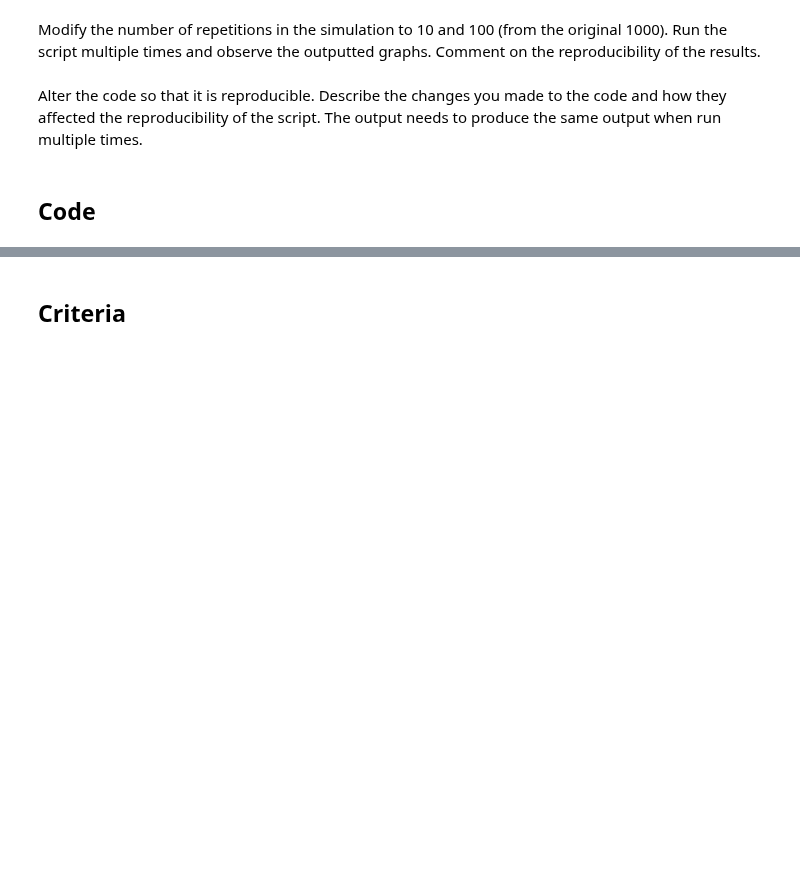
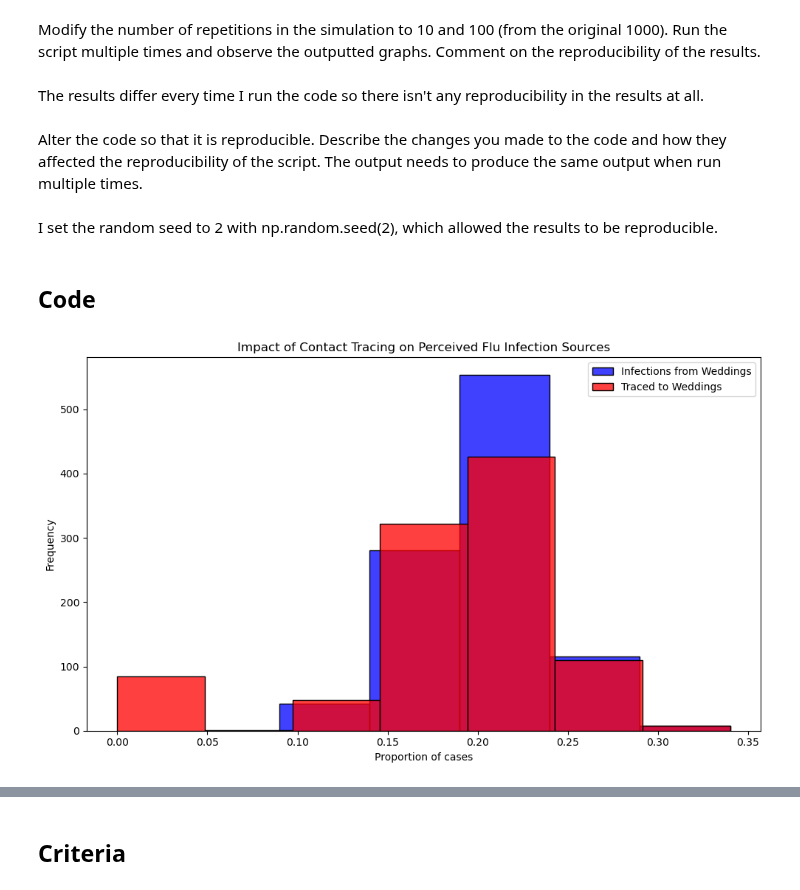
Before and after one commit to UofT-DSI/sampling, a Jupyter notebook: 02_activities/assignments/a1_sampling_and_reproducibility.ipynb, the cells around one changed output, grey strips where cells are left out. Cells and saved outputs as stored; diff of their text form; code cells hidden in the pictures; blank space fills up the shorter version.

Commit message:
submitting completed a1_sampling_and_reproducibility.ipynb

```diff
--- a/02_activities/assignments/a1_sampling_and_reproducibility.ipynb
+++ b/02_activities/assignments/a1_sampling_and_reproducibility.ipynb
@@ -7,7 +10,11 @@ Examine the code below. Identify all stages at which sampling is occurring in th
 # %% [markdown]
 Modify the number of repetitions in the simulation to 10 and 100 (from the original 1000). Run the script multiple times and observe the outputted graphs. Comment on the reproducibility of the results.
+# %% [markdown]
+The results differ every time I run the code so there isn't any reproducibility in the results at all.
 # %% [markdown]
 Alter the code so that it is reproducible. Describe the changes you made to the code and how they affected the reproducibility of the script. The output needs to produce the same output when run multiple times.
+# %% [markdown]
+I set the random seed to 2 with np.random.seed(2), which allowed the results to be reproducible.
 # %% [markdown]
 ## Code
 # %%
@@ -25,7 +32,7 @@ import seaborn as sns
 import warnings
 warnings.simplefilter(action='ignore', category=FutureWarning)
 
-# Constants representing the parameters of the model
+# Constants representing the parameters of the model (hypothetical #s: experimental design)
 ATTACK_RATE = 0.10
 TRACE_SUCCESS = 0.20
 SECONDARY_TRACE_THRESHOLD = 2
@@ -40,6 +47,7 @@ def simulate_event(m):
 
   Parameters:
   - m: Dummy parameter for iteration purposes.
+  - tells the function how many times (iterations) I want to simulate this event.
 
   Returns:
   - A tuple containing the proportion of infections and the proportion of traced cases
@@ -48,49 +56,89 @@ def simulate_event(m):
   # Create DataFrame for people at events with initial infection and traced status
   events = ['wedding'] * 200 + ['brunch'] * 800
   ppl = pd.DataFrame({
-      'event': events,
-      'infected': False,
-      'traced': np.nan  # Initially setting traced status as NaN
+      'event': events, # setting up a dataframe with event as a column of 200 weddings & 800 brunches
+      'infected': False, # infected column false for every one as we are starting the experiment
+      'traced': np.nan  # Initially setting traced status as NaN (missing value), if we just put NaN -> pandas takes this as a string
   })
 
-  # Explicitly set 'traced' column to nullable boolean type
+
+  # Explicitly set 'traced' column to nullable boolean type,
+  # since after we run experiment, the traced values will be either T or F, so we're just telling python it's a boolean val
   ppl['traced'] = ppl['traced'].astype(pd.BooleanDtype())
+
 
   # Infect a random subset of people
   infected_indices = np.random.choice(ppl.index, size=int(len(ppl) * ATTACK_RATE), replace=False)
+  # np.random.choice(...) -> generating random numbers
+  # len(ppl) * ATTACK_RATE -> comes out to be 100.0
+  # randomly select 100 #'s from ppl.index in btwn 1-1000, don't repeat your selection
   ppl.loc[infected_indices, 'infected'] = True
+
 
   # Primary contact tracing: randomly decide which infected people get traced
   ppl.loc[ppl['infected'], 'traced'] = np.random.rand(sum(ppl['infected'])) < TRACE_SUCCESS
+  # out of those 100 infected patients, 20% are traced successfully (T); 80% are not traced successfully (F)
+  # illustrating binomial distribution (?)
+
+  # ppl.loc[row, col]
+  # we are selectiong only the traced col's, where the infected row is True
+  # row option: ppl['infected'] -> T or F
+  # col option: 'traced'
+
+  # sum(ppl['infected']) -> 100 infected or True's
+  # np.random.rand(...) -> generate a random integer btwn 1-100
+
 
   # Secondary contact tracing based on event attendance
   event_trace_counts = ppl[ppl['traced'] == True]['event'].value_counts()
+  # we are counting the # of successfully traced patients who were at either wedding or brunch
+  # print(event_trace_counts)
+
+  # counting the # of patients that were traced successfully that went to either a wedding or brunch
   events_traced = event_trace_counts[event_trace_counts >= SECONDARY_TRACE_THRESHOLD].index
+  # print(events_traced)
   ppl.loc[ppl['event'].isin(events_traced) & ppl['infected'], 'traced'] = True
+  # if there are >= 2 infected individuals at either wedding or brunch, set the traced col to True
+  # ppl.loc[row, col]
+
 
   # Calculate proportions of infections and traces attributed to each event type
   ppl['event_type'] = ppl['event'].str[0]  # 'w' for wedding, 'b' for brunch
-  wedding_infections = sum(ppl['infected'] & (ppl['event_type'] == 'w'))
+  # we're creating a new col "event_type" with either "w" for wedding or "b" for brunch
+  # under the event column, it would say either "wedding" or "brunch", then attach the 1st character -> either "w" or "b"
+
+  wedding_infections = sum(ppl['infected'] == True & (ppl['event_type'] == 'w'))
+  # sum of those that are 'infected == True' & 'wedding' -> # of ppl that are infected & went to wedding
   brunch_infections = sum(ppl['infected'] & (ppl['event_type'] == 'b'))
   p_wedding_infections = wedding_infections / (wedding_infections + brunch_infections)
+
 
   wedding_traces = sum(ppl['infected'] & ppl['traced'] & (ppl['event_type'] == 'w'))
   brunch_traces = sum(ppl['infected'] & ppl['traced'] & (ppl['event_type'] == 'b'))
   p_wedding_traces = wedding_traces / (wedding_traces + brunch_traces)
 
+
   return p_wedding_infections, p_wedding_traces
 
 # Run the simulation 1000 times
+
 results = [simulate_event(m) for m in range(1000)]
+# returns a tuple of (probability of wedding infections, probability of wedding traces)
+# above is called "List Cpmprehension": shortened version of for loop, essentially running function simulate_event from 1 to 1000
+# this would return:
+# results = [(p_wedding_infections, p_wedding_traces), (p_wedding_infections, p_wedding_traces), (p_wedding_infections, p_wedding_traces)]
 props_df = pd.DataFrame(results, columns=["Infections", "Traces"])
+# since results returns a DataFrame of tuples ie. (0.02, 0.01)... columns=["Infections","Traces"] just puts the first float into Infections, etc...
 
 # Plotting the results
 plt.figure(figsize=(10, 6))
 sns.histplot(props_df['Infections'], color="blue", alpha=0.75, binwidth=0.05, kde=False, label='Infections from Weddings')
 sns.histplot(props_df['Traces'], color="red", alpha=0.75, binwidth=0.05, kde=False, label='Traced to Weddings')
 plt.xlabel("Proportion of cases")
 plt.ylabel("Frequency")
 plt.title("Impact of Contact Tracing on Perceived Flu Infection Sources")
 plt.legend()
 plt.tight_layout()
 plt.show()
+# %% [output]
+[figure, added]
```
Also changed, not shown: parts of 6 cells of this notebook.
